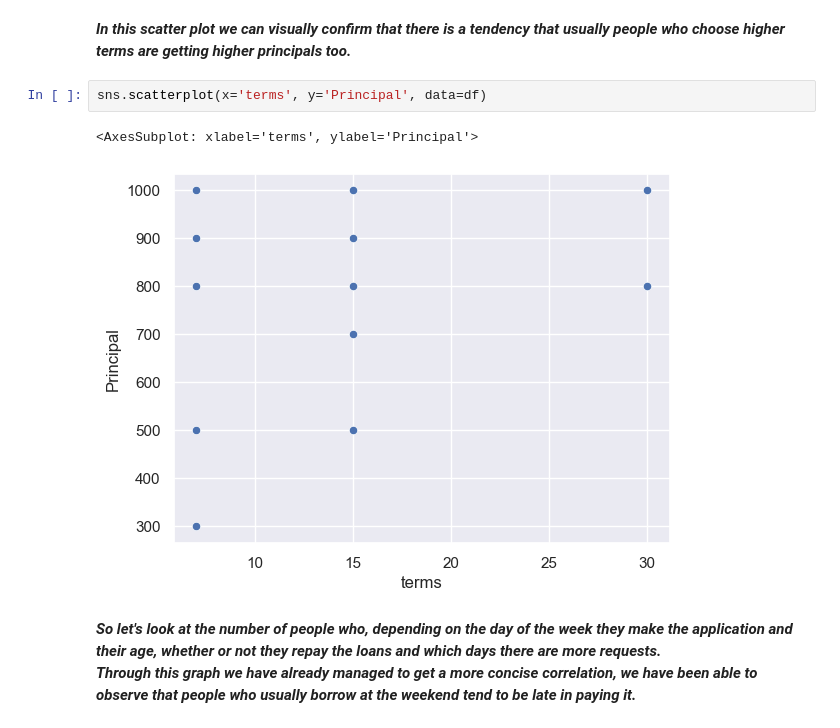
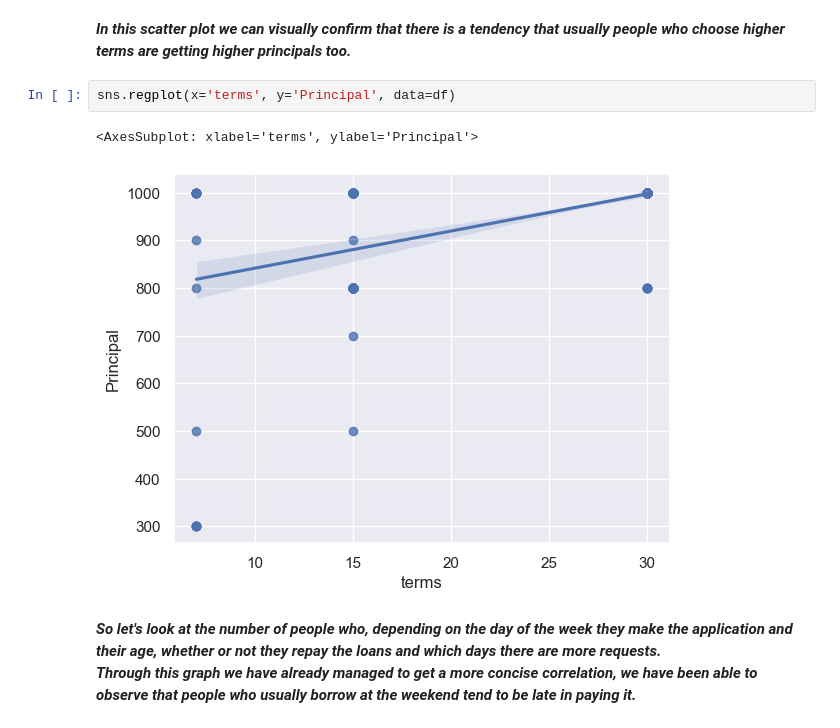
Before and after one commit to ThatPoter/Bank-Loan-Classifier, a Jupyter notebook: LoansStatusClassification(v1).ipynb, the cells around one changed output. Saved outputs shown, nothing was run; the diff lists cells and outputs as text.

```diff
--- a/LoansStatusClassification(v1).ipynb
+++ b/LoansStatusClassification(v1).ipynb
@@ -307,10 +317,10 @@ df.pivot_table(
 # %% [markdown]
 ***In this scatter plot we can visually confirm that there is a tendency that usually people who choose higher terms are getting higher principals too.***
 # %%
-sns.scatterplot(x='terms', y='Principal', data=df)
+sns.regplot(x='terms', y='Principal', data=df)
 # %% [output]
 <AxesSubplot: xlabel='terms', ylabel='Principal'>
-[figure, old version]
+[figure, new version]
 # %% [markdown]
 ***So let's look at the number of people who, depending on the day of the week they make the application and their age, whether or not they repay the loans and which days there are more requests.*** \
 ***Through this graph we have already managed to get a more concise correlation, we have been able to observe that people who usually borrow at the weekend tend to be late in paying it.***
```
Also changed, not shown: parts of 2 cells of this notebook.
